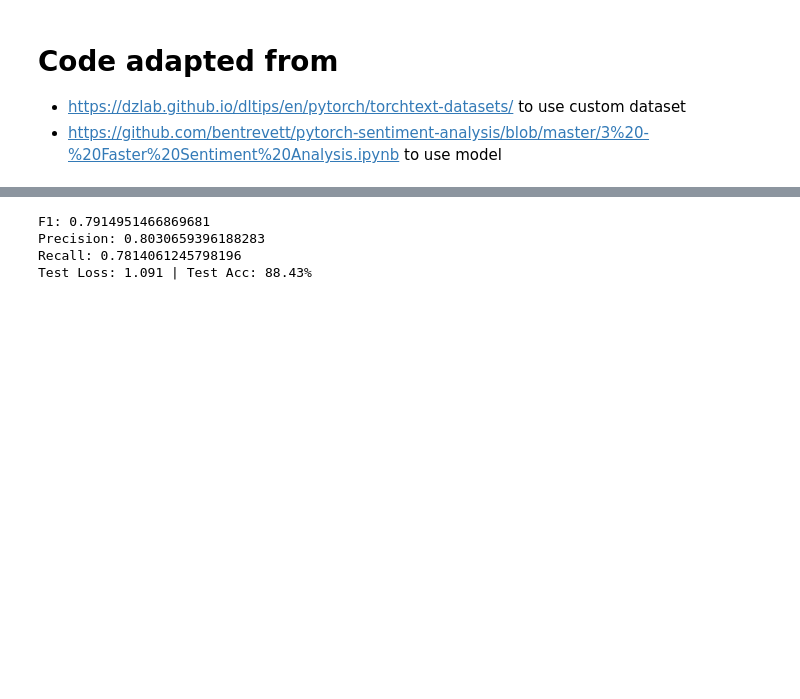
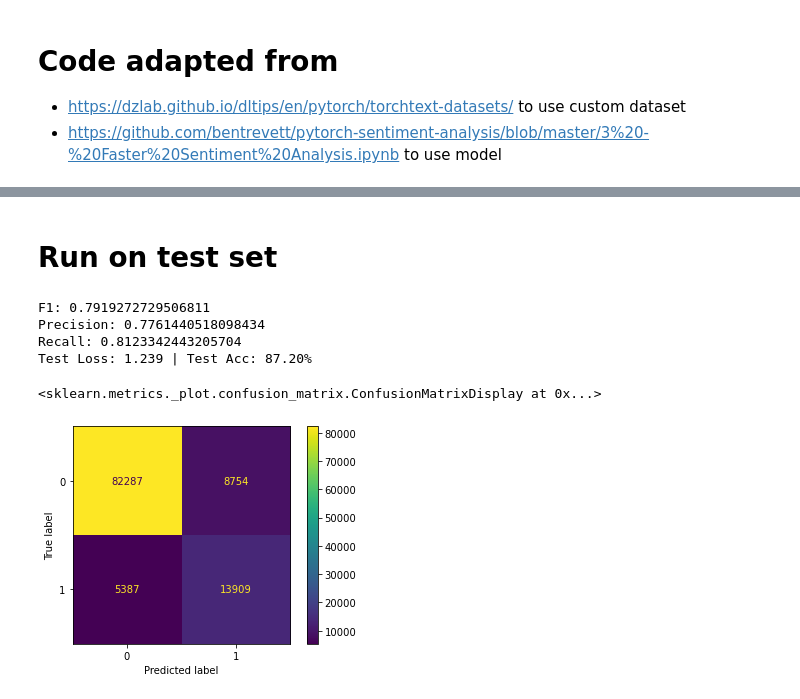
Before and after one commit to ggmonx/CMPE-255-Sentiment-Analysis, a Jupyter notebook: Sentiment_analysis.ipynb, the cells around one changed output, grey strips where cells are left out. Drawn from its saved outputs; the diff is of its cells as text; code cells hidden in the pictures; blank space fills up the shorter version.

Commit message:
added confusion matrix and data analyis nb from cong

```diff
--- a/Sentiment_analysis.ipynb
+++ b/Sentiment_analysis.ipynb
@@ -328,43 +423,3 @@ best params: {'target': 0.7928496176800536, 'params': {'adam': 0.785358583713769
-# %%
-def train_model_save(adam=0,lr=0.001,epochs=5):
-    # use base adam if adam <=0.5 otherwise use adamW with weight decay
-    model = FastText(INPUT_DIM, EMBEDDING_DIM, OUTPUT_DIM, PAD_IDX)
-    pretrained_embeddings = TEXT.vocab.vectors
-    model.embedding.weight.data.copy_(pretrained_embeddings)
-    UNK_IDX = TEXT.vocab.stoi[TEXT.unk_token]
-    model.embedding.weight.data[UNK_IDX] = torch.zeros(EMBEDDING_DIM)
-    model.embedding.weight.data[PAD_IDX] = torch.zeros(EMBEDDING_DIM)
-    optimizer = optim.Adam(model.parameters(),lr=lr) if adam<=0.5 else optim.AdamW(model.parameters(),lr=lr)
-    criterion = nn.BCEWithLogitsLoss(pos_weight=torch.tensor([CLASS_WEIGHT]))
-    model = model.to(device)
-    criterion = criterion.to(device)
-    N_EPOCHS = round(epochs)
-    start_time = time.time()
-
-    best_valid_f1 = 0
-
-    for epoch in tqdm(range(N_EPOCHS)):
-
-        start_time = time.time()
-
-        train_loss, train_acc, t_preds, t_labels = train(model, train_iter, optimizer, criterion)
-        valid_loss, valid_acc, v_preds, v_labels = evaluate(model, val_iter, criterion)
-
-        end_time = time.time()
-
-        epoch_mins, epoch_secs = epoch_time(start_time, end_time)
-        f1 = f1_score(v_labels, v_preds, average="macro")
-        print('F1: {}'.format(f1))
-        print('Precision: {}'.format(precision_score(v_labels, v_preds, average="macro")))
-        print('Recall: {}'.format(recall_score(v_labels, v_preds, average="macro")))
-        if f1 > best_valid_f1:
-            best_valid_f1 = f1
-            torch.save(model.state_dict(), 'sentiment.pt')
-
-        print(f'Epoch: {epoch+1:02} | Epoch Time: {epoch_mins}m {epoch_secs}s')
-        print(f'\tTrain Loss: {train_loss:.3f} | Train Acc: {train_acc*100:.2f}%')
-        print(f'\t Val. Loss: {valid_loss:.3f} |  Val. Acc: {valid_acc*100:.2f}%')
-    return model
 # %%
 model = train_model_save(adam= optimizer.max['params']['adam'], lr=optimizer.max['params']['lr'],
                  epochs=optimizer.max['params']['epochs'])
@@ -389,17 +438,23 @@ Epoch: 10 | Epoch Time: 1m 44s
+# %% [markdown]
+# Run on test set
 # %%
 model.load_state_dict(torch.load('sentiment.pt'))
 criterion = nn.BCEWithLogitsLoss()
 test_loss, test_acc, t_preds, t_labels = evaluate(model, test_iter, criterion)
 f1 = f1_score(t_labels, t_preds, average="macro")
 print('F1: {}'.format(f1))
 print('Precision: {}'.format(precision_score(t_labels, t_preds, average="macro")))
 print('Recall: {}'.format(recall_score(t_labels, t_preds, average="macro")))
 print(f'Test Loss: {test_loss:.3f} | Test Acc: {test_acc*100:.2f}%')
+cm = confusion_matrix(t_labels,t_preds)
+ConfusionMatrixDisplay(confusion_matrix=cm).plot()
 # %% [output]
-F1: 0.7914951466869681
-Precision: 0.8030659396188283
-Recall: 0.7814061245798196
-Test Loss: 1.091 | Test Acc: 88.43%
+F1: 0.7919272729506811
+Precision: 0.7761440518098434
+Recall: 0.8123342443205704
+Test Loss: 1.239 | Test Acc: 87.20%
+<sklearn.metrics._plot.confusion_matrix.ConfusionMatrixDisplay at 0x...>
+[figure, added]
 # %%
 import spacy
 nlp = spacy.load('en_core_web_sm')
```
Also changed, not shown: parts of 22 cells of this notebook, 3 other files.
